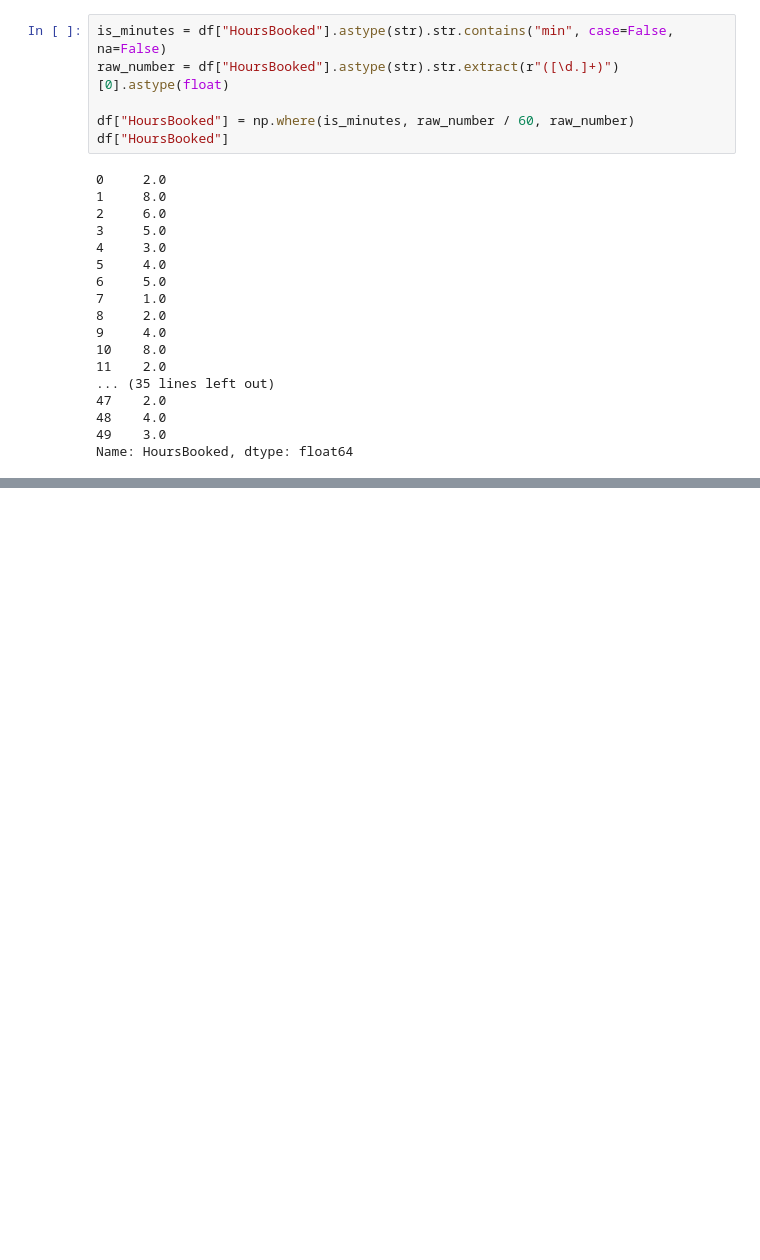
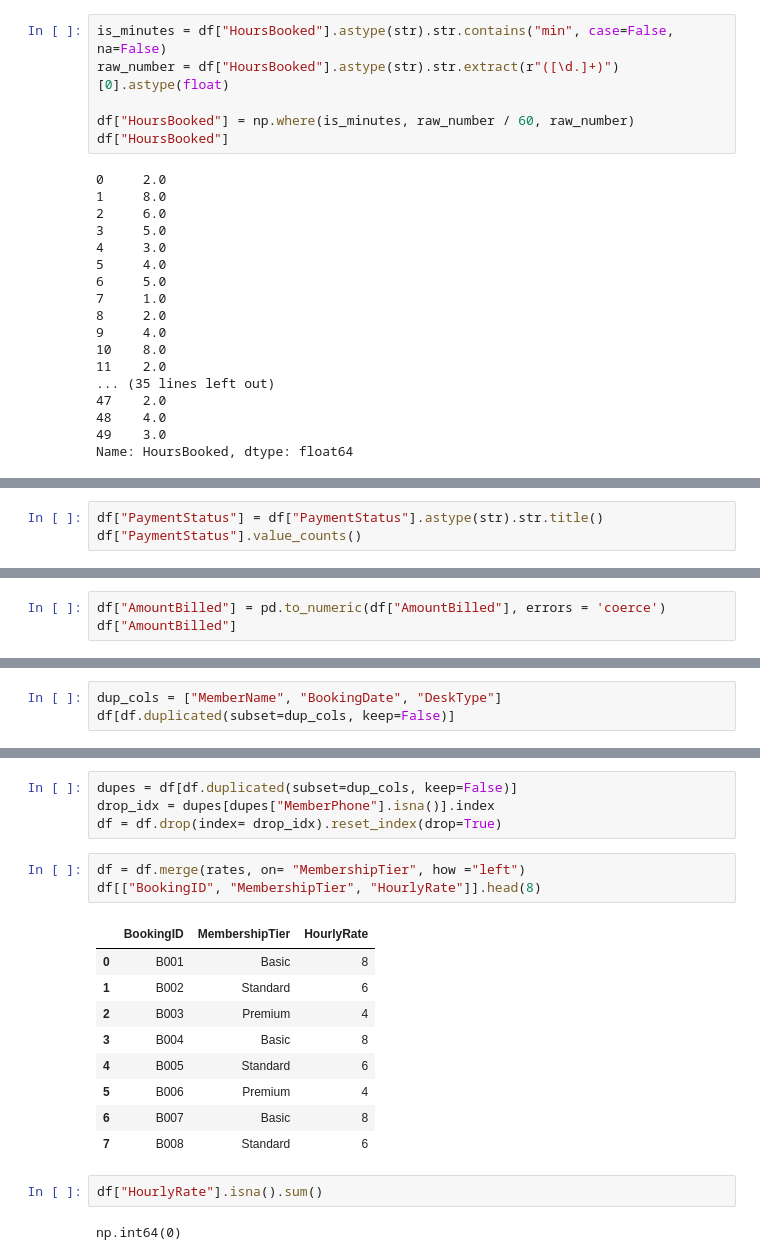
Before and after one commit to JunayedMh/pandas_prac, a Jupyter notebook: Sept/Sept_18/cleaning.ipynb, the cells around one changed output, grey strips where cells are left out. Saved outputs shown, nothing was run; the diff lists cells and outputs as text; blank space fills up the shorter version.

```diff
--- a/Sept/Sept_18/cleaning.ipynb
+++ b/Sept/Sept_18/cleaning.ipynb
@@ -316,0 +374,3 @@ Name: HoursBooked, dtype: float64
+# %%
+df["PaymentStatus"] = df["PaymentStatus"].astype(str).str.title()
+df["PaymentStatus"].value_counts()
@@ -316,0 +383,3 @@ Name: HoursBooked, dtype: float64
+# %%
+df["AmountBilled"] = pd.to_numeric(df["AmountBilled"], errors = 'coerce')
+df["AmountBilled"]
@@ -316,0 +406,3 @@ Name: HoursBooked, dtype: float64
+# %%
+dup_cols = ["MemberName", "BookingDate", "DeskType"]
+df[df.duplicated(subset=dup_cols, keep=False)]
@@ -316,0 +448,21 @@ Name: HoursBooked, dtype: float64
+# %%
+dupes = df[df.duplicated(subset=dup_cols, keep=False)]
+drop_idx = dupes[dupes["MemberPhone"].isna()].index
+df = df.drop(index= drop_idx).reset_index(drop=True)
+# %%
+df = df.merge(rates, on= "MembershipTier", how ="left")
+df[["BookingID", "MembershipTier", "HourlyRate"]].head(8)
+# %% [output]
+|  | BookingID | MembershipTier | HourlyRate |
+| 0 | B001 | Basic | 8 |
+| 1 | B002 | Standard | 6 |
+| 2 | B003 | Premium | 4 |
+| 3 | B004 | Basic | 8 |
+| 4 | B005 | Standard | 6 |
+| 5 | B006 | Premium | 4 |
+| 6 | B007 | Basic | 8 |
+| 7 | B008 | Standard | 6 |
+# %%
+df["HourlyRate"].isna().sum()
+# %% [output]
+np.int64(0)
```
Also changed, not shown: parts of 17 cells of this notebook.
